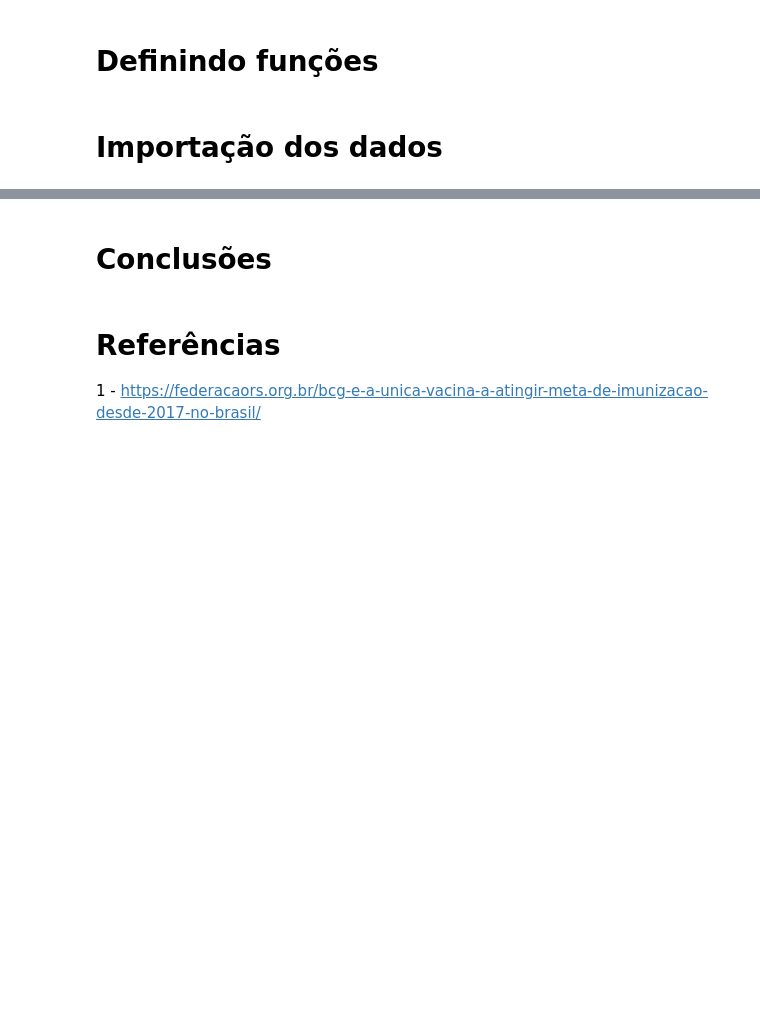
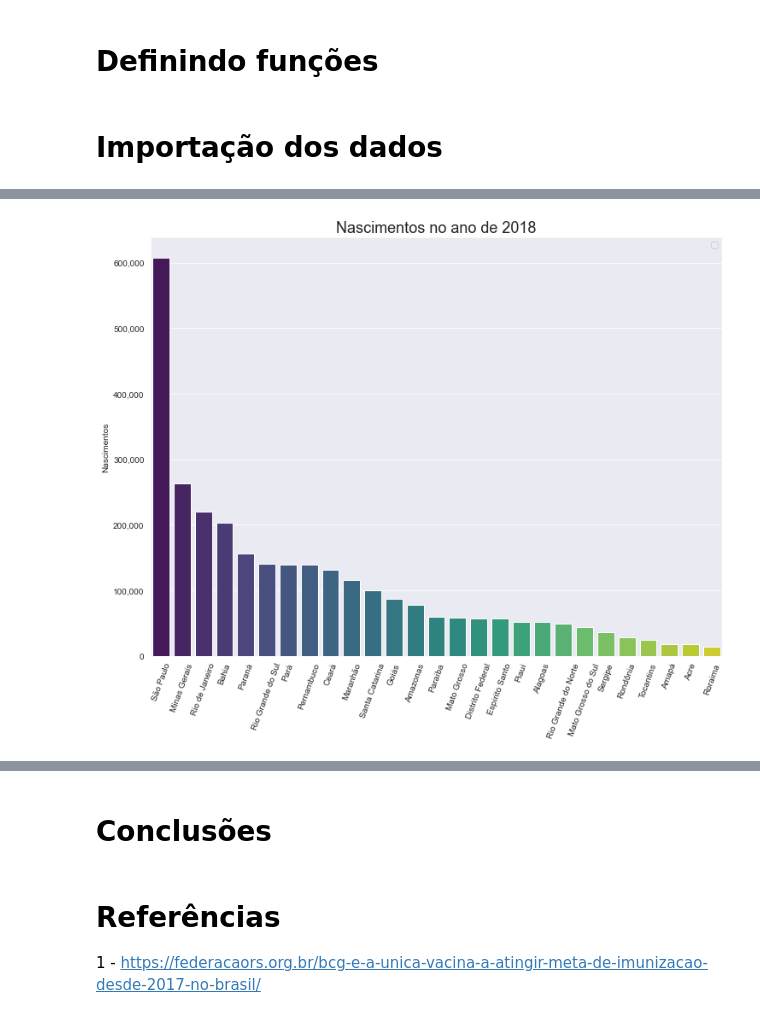
Before and after one commit to antoniodragoc/Bootcamp_Data_Science_Aplicada, a Jupyter notebook: Modulo02/Projeto Modulo 02/desafio_modulo02.ipynb, the cells around one changed output, grey strips where cells are left out. Drawn from its saved outputs; the diff is of its cells as text; code cells hidden in the pictures; blank space fills up the shorter version.

```diff
--- a/Modulo02/Projeto Modulo 02/desafio_modulo02.ipynb
+++ b/Modulo02/Projeto Modulo 02/desafio_modulo02.ipynb
@@ -312,11 +186,0 @@ born_sudeste.head()
-# %%
-plt.figure(figsize= (16,9))
-sns.set_style("darkgrid")
-ax = sns.catplot(data = born_sudeste, x = 'ano', y = 'nascidos', kind = 'bar',col = 'uf',palette= sns.color_palette('crest_r', len(born_sudeste.index.unique())))
-
-#plt.title('Nascimentos anuais na região Sudeste' , fontsize = 18)
-#ax.set_title('eu')
-ax.set_xticklabels(rotation =  70 )
-ax.set_xlabels('')
-
-plt.show()
@@ -368,0 +199,12 @@ plot_last_year(df_born, 'Nascidos Vivos', 'Número de nascimentos', 'crest_r' )
+# %%
+df_born = pd.read_csv(r'./dados/nascimentos_tabnet.csv',encoding= 'ISO-8859-1', sep=';', skiprows=3, skipfooter=13,error_bad_lines= False, thousands='.',decimal=',', engine = 'python')
+df_born = df_born.drop('Total',axis = 1)
+
+# Limpando a coluna 'Unidade da Federação'
+df_born = coluna_regiao(df_born)
+
+# Separando o dataframe por Região
+born_regiao = df_born.groupby('Região').sum()
+
+# Salvando o dataframe por Estados
+born_estados = df_born.drop(columns='Região')
@@ -368,0 +225,4 @@ plot_last_year(df_born, 'Nascidos Vivos', 'Número de nascimentos', 'crest_r' )
+# %%
+plot_last_year(born_estados, 'Nascimentos', 'Nascimentos no ano de '+born_estados.columns[-1], 'viridis')
+# %% [output]
+[figure, added]
```
Also changed, not shown: parts of 40 cells of this notebook.
